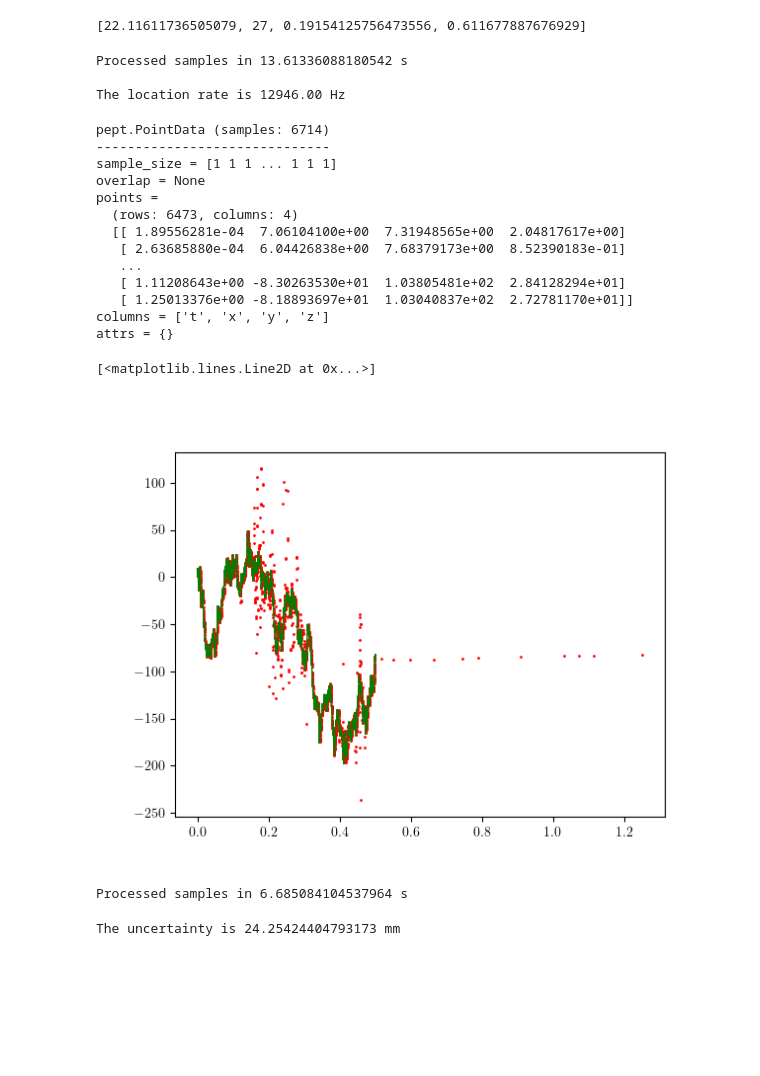
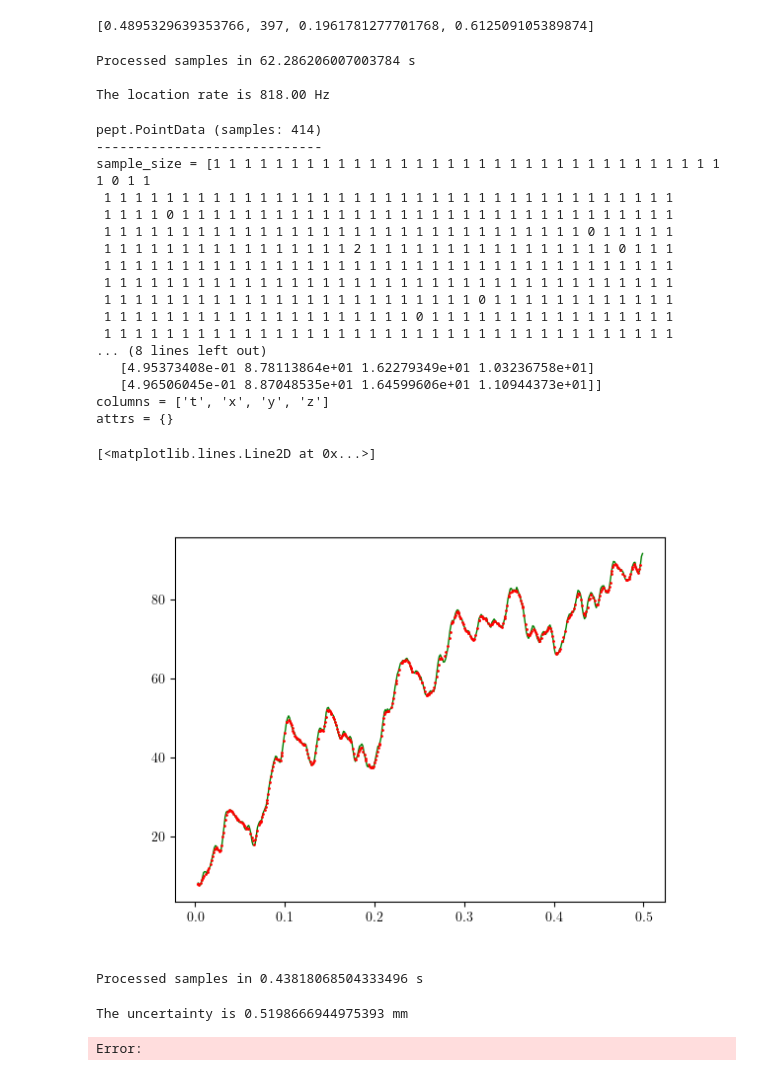
Before and after one commit to Rayo101/Radom_walk_paper_analysis, a Jupyter notebook: Notebooks/Sigma_2.0mm_Tau_Vary.ipynb, the cells around one changed output. Saved outputs shown, nothing was run; the diff lists cells and outputs as text; code cells hidden in the pictures; blank space fills up the shorter version.

Commit message:
Finished simulation of Lambda 2.0 mm data again due to loss of data

```diff
--- a/Notebooks/Sigma_2.0mm_Tau_Vary.ipynb
+++ b/Notebooks/Sigma_2.0mm_Tau_Vary.ipynb
@@ -49,15 +49,15 @@ def loadData(path: str) -> LineData:
     lData = LineData(rawLines)
     return lData
 # %%
-trueData = loadTruePath(path = "/home/rayhaan/randomWalk_V3/GATE_Generation/Sigma_2.0mm_Tau_0.08ms_1.2ms_placements/RW3_TS_0.08ms_SS_2.00mm.placements")
-lors = loadData(path = "/home/rayhaan/randomWalk_V3/GATE_Generation/Sigma_2.0mm_Tau_0.08ms_1.2ms_NPY/RW3_TS_0.08ms_SS_2.00mm.npy")
+trueData = loadTruePath(path = "/home/rayhaan/randomWalk_V3/GATE_Generation/Sigma_2.0mm_Varying_Tau_0.08_1.20ms/Placements/RW3_TS_0.08ms_SS_2.00mm.placements")
+lors = loadData(path = "/home/rayhaan/randomWalk_V3/GATE_Generation/Sigma_2.0mm_Varying_Tau_0.08_1.20ms/Lines_NPY/RW3_TS_0.08ms_SS_2.00mm.npy")
 # %%
 times = lors['t']
 newTime = interpolateUnique(msTime = times)
 lors_2 = LineData(np.c_[newTime, lors.lines[:, 1:7]])
 # %%
 MLPipe = Pipeline([
-            Stack(sample_size = 40, overlap = 0),
+            Stack(sample_size = 35, overlap = 0),
             Cutpoints(max_distance = 3.0),
             HDBSCAN(true_fraction = 0.1),
             SplitLabels() + Centroids(),
@@ -139,7 +147,7 @@ def optAllML(lowerLocRate, upperLocRate, Data, truePath):
 
         return error
 
-    space = [   Integer(25, 35, name = 'SS1'),
+    space = [   Integer(210, 230, name = 'SS1'),
                 # Real(1.0, 3.0, name = 'MD'),
                 Real(0.1, 0.6, name = 'TF1'),
                 Real(0.55, 0.65, name = 'TF2'),
@@ -157,6 +165,6 @@ def optAllML(lowerLocRate, upperLocRate, Data, truePath):
 # %%
-lowerLocRate = 11000
-upperLocRate = 14000
+lowerLocRate = 1200
+upperLocRate = 1600
 # %%
 optVals = optAllML(lowerLocRate = lowerLocRate, upperLocRate = upperLocRate, Data = lors_2, truePath = trueData)
 # %% [output]
@@ -253,7 +197,7 @@ Iteration No: 12 started. Searching for the next optimal point.
 # %%
 optVals
 # %% [output]
-[22.11611736505079, 27, 0.19154125756473556, 0.611677887676929]
+[0.4895329639353766, 397, 0.1961781277701768, 0.612509105389874]
 # %%
 MLPipeOpt = Pipeline([
             Stack(sample_size = optVals[1], overlap = 0),
@@ -270,37 +214,41 @@ MLPipeOpt = Pipeline([
 optLocs = MLPipeOpt.fit(lors_2)
 print("The location rate is {:.2f} Hz".format(len(optLocs.points)/0.5))
 # %% [output]
-Processed samples in 13.61336088180542 s
+Processed samples in 62.286206007003784 s
 
-The location rate is 12946.00 Hz
+The location rate is 818.00 Hz
 # %%
 optLocs
 # %% [output]
-pept.PointData (samples: 6714)
-------------------------------
-sample_size = [1 1 1 ... 1 1 1]
-overlap = None
-points =
-  (rows: 6473, columns: 4)
-  [[ 1.89556281e-04  7.06104100e+00  7.31948565e+00  2.04817617e+00]
-   [ 2.63685880e-04  6.04426838e+00  7.68379173e+00  8.52390183e-01]
-   ...
-   [ 1.11208643e+00 -8.30263530e+01  1.03805481e+02  2.84128294e+01]
-   [ 1.25013376e+00 -8.18893697e+01  1.03040837e+02  2.72781170e+01]]
+pept.PointData (samples: 414)
+-----------------------------
+sample_size = [1 1 1 1 1 1 1 1 1 1 1 1 1 1 1 1 1 1 1 1 1 1 1 1 1 1 1 1 1 1 1 1 1 1 0 1 1
+ 1 1 1 1 1 1 1 1 1 1 1 1 1 1 1 1 1 1 1 1 1 1 1 1 1 1 1 1 1 1 1 1 1 1 1 1 1
+ 1 1 1 1 0 1 1 1 1 1 1 1 1 1 1 1 1 1 1 1 1 1 1 1 1 1 1 1 1 1 1 1 1 1 1 1 1
+ 1 1 1 1 1 1 1 1 1 1 1 1 1 1 1 1 1 1 1 1 1 1 1 1 1 1 1 1 1 1 1 0 1 1 1 1 1
+ 1 1 1 1 1 1 1 1 1 1 1 1 1 1 1 1 2 1 1 1 1 1 1 1 1 1 1 1 1 1 1 1 1 0 1 1 1
+ 1 1 1 1 1 1 1 1 1 1 1 1 1 1 1 1 1 1 1 1 1 1 1 1 1 1 1 1 1 1 1 1 1 1 1 1 1
+ 1 1 1 1 1 1 1 1 1 1 1 1 1 1 1 1 1 1 1 1 1 1 1 1 1 1 1 1 1 1 1 1 1 1 1 1 1
+ 1 1 1 1 1 1 1 1 1 1 1 1 1 1 1 1 1 1 1 1 1 1 1 1 0 1 1 1 1 1 1 1 1 1 1 1 1
+ 1 1 1 1 1 1 1 1 1 1 1 1 1 1 1 1 1 1 1 1 0 1 1 1 1 1 1 1 1 1 1 1 1 1 1 1 1
+ 1 1 1 1 1 1 1 1 1 1 1 1 1 1 1 1 1 1 1 1 1 1 1 1 1 1 1 1 1 1 1 1 1 1 1 1 1
+... (8 lines left out)
+   [4.95373408e-01 8.78113864e+01 1.62279349e+01 1.03236758e+01]
+   [4.96506045e-01 8.87048535e+01 1.64599606e+01 1.10944373e+01]]
 columns = ['t', 'x', 'y', 'z']
 attrs = {}
 # %%
 plt.close("all")
 fig, ax = plt.subplots(1, 1)
 
-ax.scatter(optLocs['t'], optLocs['x'], color = 'r', s = 1)
-ax.plot(trueData['t'], trueData['x'], color = 'g', lw = 1)
+ax.scatter(optLocs['t'], optLocs['x'], color = 'r', s = 1, zorder = 1)
+ax.plot(trueData['t'], trueData['x'], color = 'g', lw = 1, zorder = 0)
 # %% [output]
 [<matplotlib.lines.Line2D at 0x...>]
-[figure, old version]
+[figure, new version]
 # %%
 filter1 = Condition("t >= 0.0, t <= 0.5") + Stack()
 filteredLocs = filter1.fit(optLocs)
 # %% [output]
-Processed samples in 6.685084104537964 s
+Processed samples in 0.43818068504333496 s
 # %%
@@ -310,4 +258,5 @@ uncertainty = errorCalculation(truePath = trueData, trackedPath = optLocs)
 # %%
 print("The uncertainty is {} mm".format(uncertainty))
 # %% [output]
-The uncertainty is 24.25424404793173 mm
+The uncertainty is 0.5198666944975393 mm
+Error:
```
Also changed, not shown: parts of 5 cells of this notebook, 43 other files.
